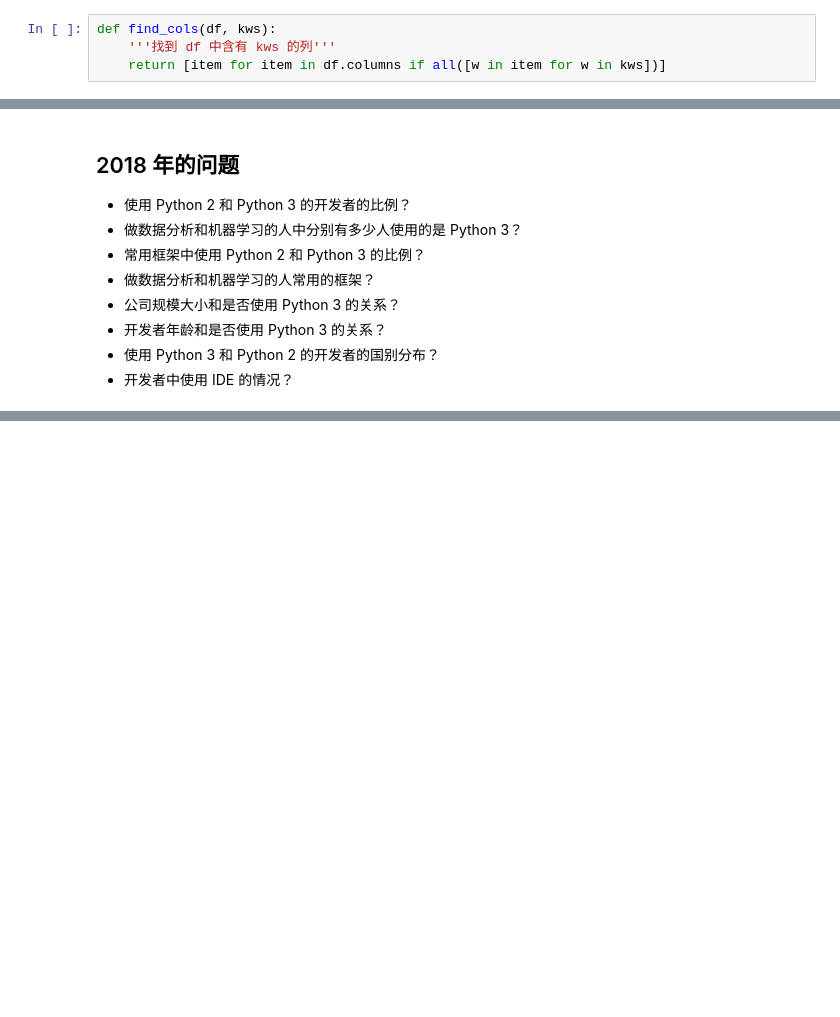
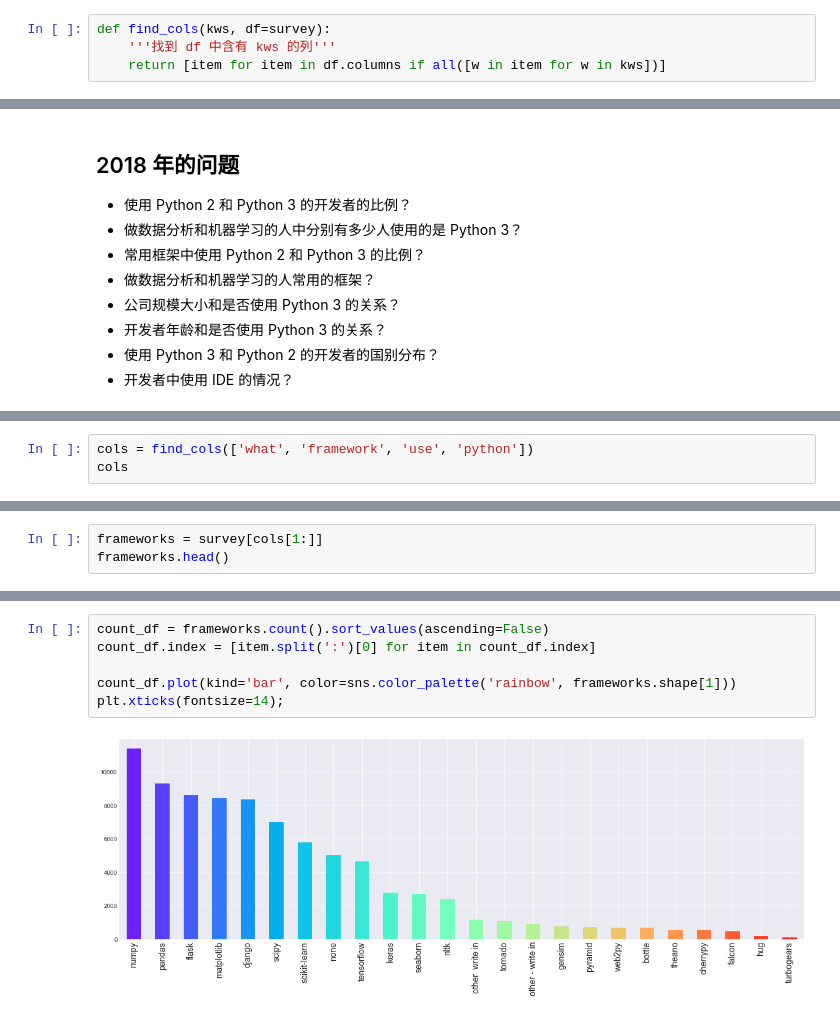
Before and after one commit to secsilm/analyzing-python-survey-2018, a Jupyter notebook: analyzing-python-survey-2018.ipynb, the cells around one changed output, grey strips where cells are left out. Saved outputs shown, nothing was run; the diff lists cells and outputs as text; blank space fills up the shorter version.

```diff
--- a/analyzing-python-survey-2018.ipynb
+++ b/analyzing-python-survey-2018.ipynb
@@ -39,7 +42,7 @@ Index(['is python the main language you use for your current projects?',
        'could you tell us your age range?', 'what country do you live in?'],
       dtype='object', length=283)
 # %%
-def find_cols(df, kws):
+def find_cols(kws, df=survey):
     '''找到 df 中含有 kws 的列'''
     return [item for item in df.columns if all([w in item for w in kws])]
 # %%
@@ -76,0 +210,3 @@ find_cols(df=survey, kws=['python', 'version'])
+# %%
+cols = find_cols(['what', 'framework', 'use', 'python'])
+cols
@@ -76,0 +231,3 @@ find_cols(df=survey, kws=['python', 'version'])
+# %%
+frameworks = survey[cols[1:]]
+frameworks.head()
@@ -76,0 +242,8 @@ find_cols(df=survey, kws=['python', 'version'])
+# %%
+count_df = frameworks.count().sort_values(ascending=False)
+count_df.index = [item.split(':')[0] for item in count_df.index]
+
+count_df.plot(kind='bar', color=sns.color_palette('rainbow', frameworks.shape[1]))
+plt.xticks(fontsize=14);
+# %% [output]
+[figure, added]
```
Also changed, not shown: parts of 27 cells of this notebook, 3 other files.
